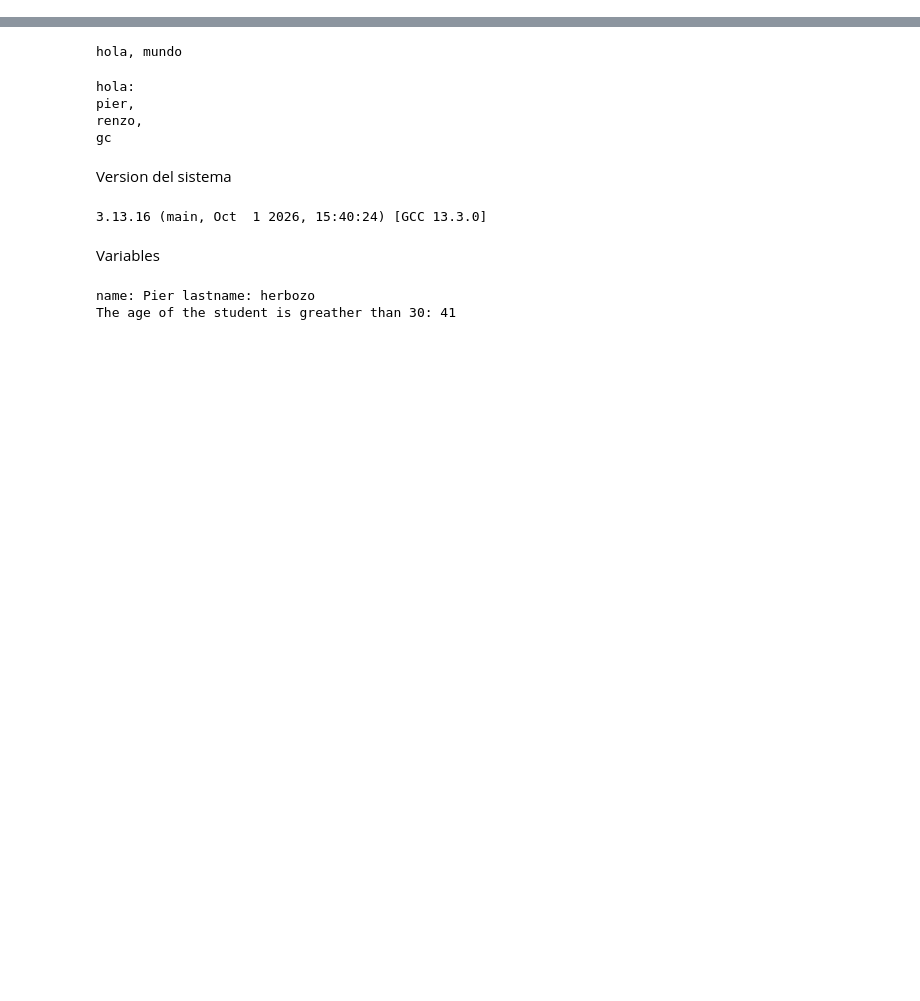
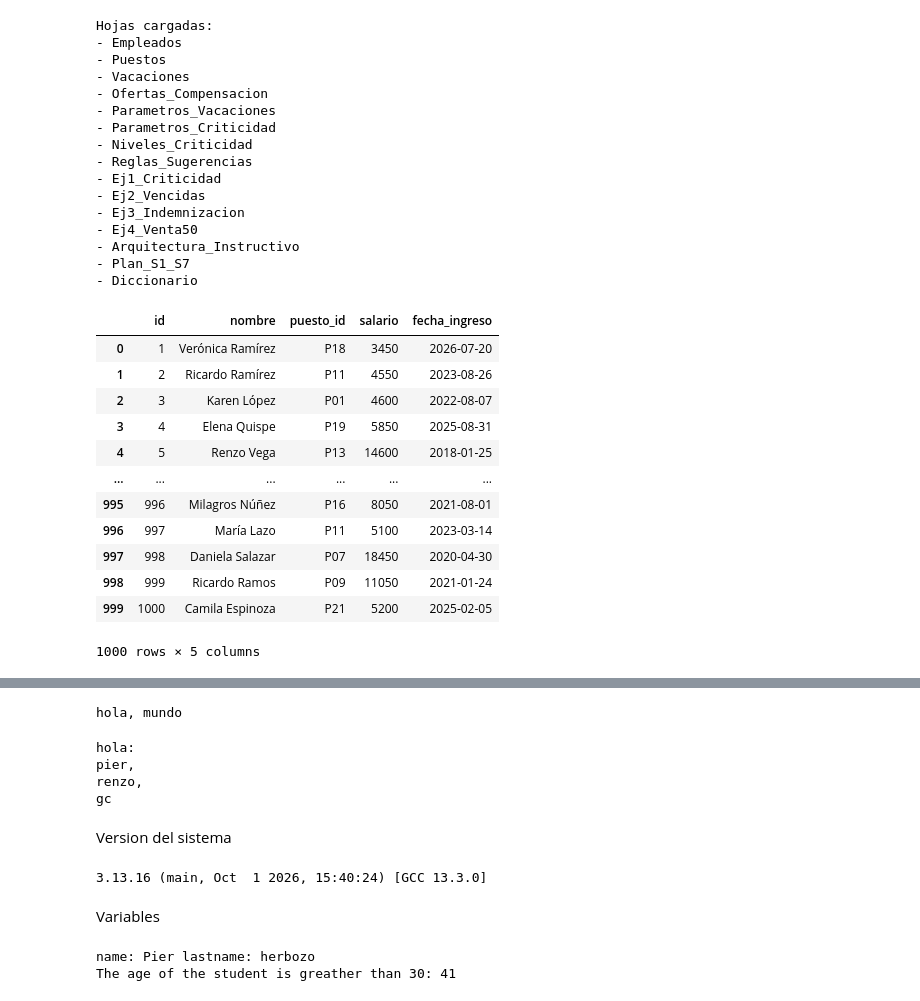
Before and after one commit to PIER-202621036/proyecto-gestion-vacaciones, a Jupyter notebook: notebooks/01_datos.ipynb, the cells around one changed output, grey strips where cells are left out. Drawn from its saved outputs; the diff is of its cells as text; code cells hidden in the pictures; blank space fills up the shorter version.

```diff
--- a/notebooks/01_datos.ipynb
+++ b/notebooks/01_datos.ipynb
@@ -78,0 +122,54 @@ Tras las primeras siete semanas, el equipo consolidará los módulos de **Datos,
+# %%
+#Cargar el Excel desde GitHub
+"""Semana 1 — Configuración de la fuente de datos"""
+"""Semana 4 — Excel + Github"""
+
+import pandas as pd
+
+URL_EXCEL = (
+    "https://raw.githubusercontent.com/"
+    "PIER-202621036/proyecto-gestion-vacaciones/"
+    "main/data/empleados_vacaciones.xlsx"
+)
+
+# Cargar todas las hojas del Excel
+hojas = pd.read_excel(URL_EXCEL, sheet_name=None)
+
+# Mostrar las hojas disponibles
+print("Hojas cargadas:")
+for nombre_hoja in hojas:
+    print("-", nombre_hoja)
+
+#Mostrar la tabla directamente display sirve para eso
+plan = hojas["Empleados"]
+display(plan)
+# %% [output]
+Hojas cargadas:
+- Empleados
+- Puestos
+- Vacaciones
+- Ofertas_Compensacion
+- Parametros_Vacaciones
+- Parametros_Criticidad
+- Niveles_Criticidad
+- Reglas_Sugerencias
+- Ej1_Criticidad
+- Ej2_Vencidas
+- Ej3_Indemnizacion
+- Ej4_Venta50
+- Arquitectura_Instructivo
+- Plan_S1_S7
+- Diccionario
+|  | id | nombre | puesto_id | salario | fecha_ingreso |
+| 0 | 1 | Verónica Ramírez | P18 | 3450 | 2026-07-20 |
+| 1 | 2 | Ricardo Ramírez | P11 | 4550 | 2023-08-26 |
+| 2 | 3 | Karen López | P01 | 4600 | 2022-08-07 |
+| 3 | 4 | Elena Quispe | P19 | 5850 | 2025-08-31 |
+| 4 | 5 | Renzo Vega | P13 | 14600 | 2018-01-25 |
+| ... | ... | ... | ... | ... | ... |
+| 995 | 996 | Milagros Núñez | P16 | 8050 | 2021-08-01 |
+| 996 | 997 | María Lazo | P11 | 5100 | 2023-03-14 |
+| 997 | 998 | Daniela Salazar | P07 | 18450 | 2020-04-30 |
+| 998 | 999 | Ricardo Ramos | P09 | 11050 | 2021-01-24 |
+| 999 | 1000 | Camila Espinoza | P21 | 5200 | 2025-02-05 |
+1000 rows × 5 columns
```
Also changed, not shown: parts of 14 cells of this notebook.
